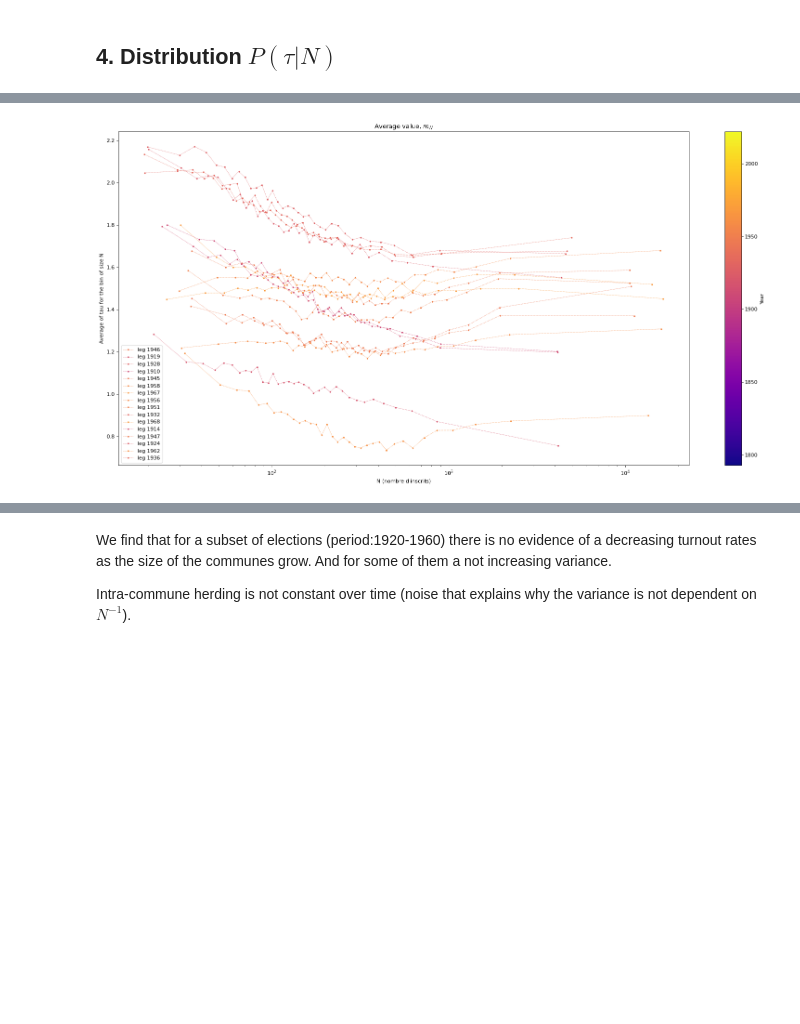
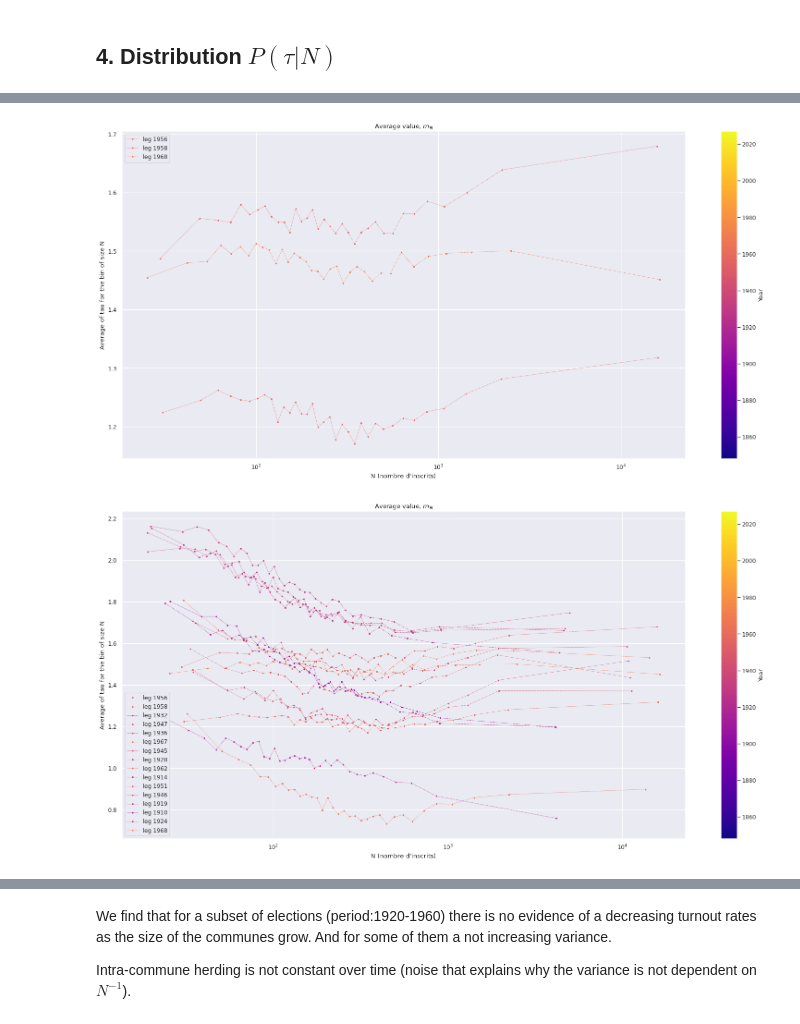
Before and after one commit to artmanceau/electera, a Jupyter notebook: notebooks/model/model_validation.ipynb, the cells around one changed output, grey strips where cells are left out. Saved outputs shown, nothing was run; the diff lists cells and outputs as text; code cells hidden in the pictures; blank space fills up the shorter version.

```diff
--- a/notebooks/model/model_validation.ipynb
+++ b/notebooks/model/model_validation.ipynb
@@ -79,0 +98,2 @@ selected_columns_df = add_logarithm_turnout_rates(dfs_by_file)
+# %%
+selected_columns_df = {code: X.filter(pl.col('election_code')==code).select('inscrits', 'votants', 'tau', 'codecommune', var).to_pandas() for code in X.unique('election_code').get_column('election_code').to_list()}
@@ -319,6 +404,53 @@ def plot_m_N(tau_m, bin_avg_values_bin, election_type="all", years_to_remove=Non
     # Display the plot
     plt.tight_layout()
     plt.show()
+# %%
+plot_m_N(
+    tau_m,
+    bin_avg_values_bin,
+    election_type="leg",
+    years_to_remove=[
+        "1967",
+        "1962",
+        "1871",
+        "2017",
+        "1898",
+        "2012",
+        "1988",
+        "1981",
+        "1986",
+        "1973",
+        "1902",
+        "1919",
+        "1993",
+        "1849",
+        "1876",
+        "1885",
+        "2007",
+        "1848",
+        "1893",
+        "1978",
+        "1997",
+        "1906",
+        "1872",
+        "1881",
+        "2002",
+        "1889",
+        "2022",
+        "1951",
+        "1928",
+        "1936",
+        "1924",
+        "1910",
+        "1945",
+        "1914",
+        "1932",
+        "1946",
+        "1947",
+        "2024"]
+    )
+# %% [output]
+[figure, added]
 # %%
 plot_m_N(
     tau_m,
@@ -349,10 +481,11 @@ plot_m_N(
         "2002",
         "1889",
         "2022",
+        "2024"
     ],
 )
 # %% [output]
-[figure, old version]
+[figure, new version]
 # %%
 def plot_sigma(
     tau_m,
```
Also changed, not shown: parts of 8 cells of this notebook, 3 other files.
